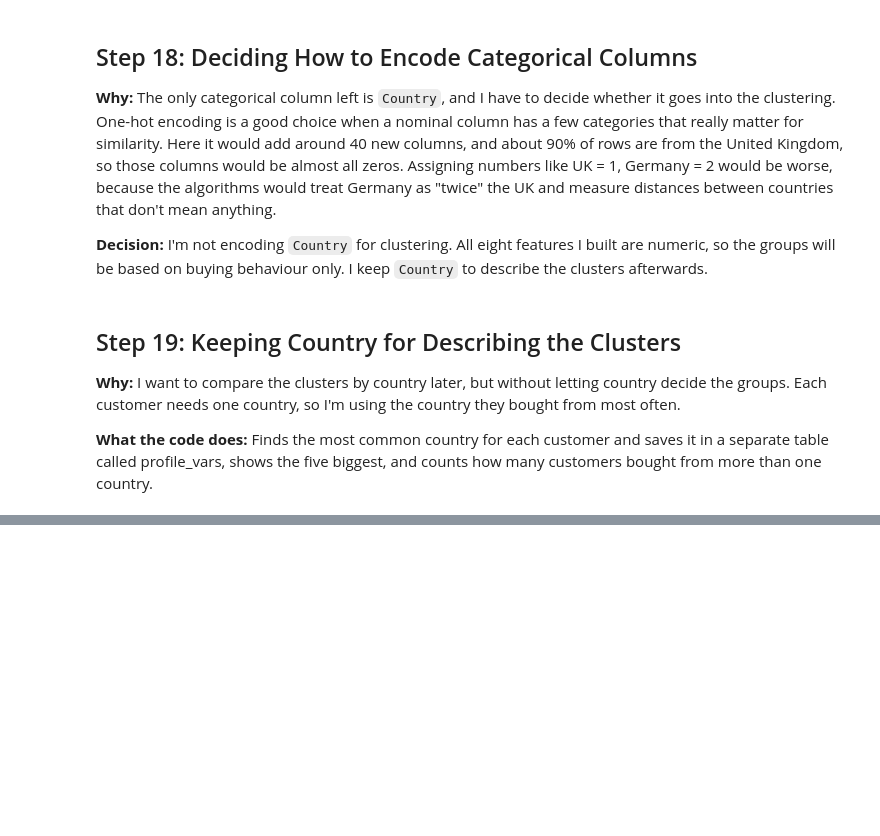
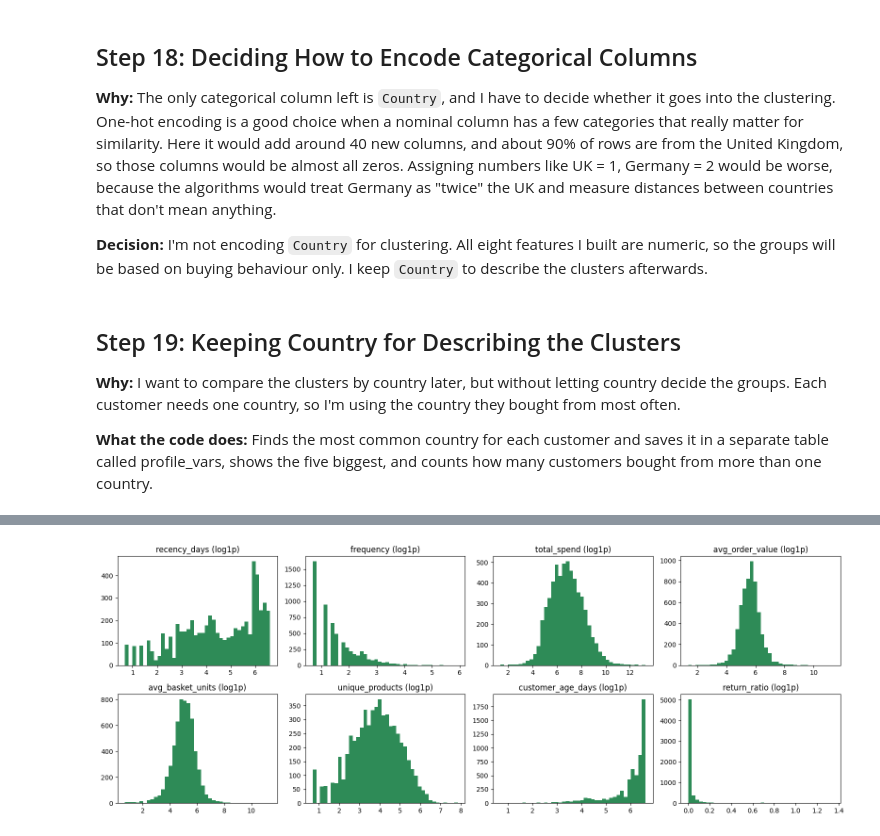
Before and after one commit to samyyy2311/Unsupervised_Learning, a Jupyter notebook: Unsupervised_Learning.ipynb, the cells around one changed output, grey strips where cells are left out. Drawn from its saved outputs; the diff is of its cells as text; code cells hidden in the pictures; blank space fills up the shorter version.

```diff
--- a/Unsupervised_Learning.ipynb
+++ b/Unsupervised_Learning.ipynb
@@ -519,0 +747,15 @@ profile_vars.to_csv('profile_vars.csv')
+# %%
+# log1p works on non-negative values and keeps zeros as zeros
+customers_log = np.log1p(customers)
+
+# customers more than 3 standard deviations from the mean
+def beyond_3sd(df):
+    z = (df - df.mean()) / df.std()
+    return (z.abs() > 3).sum()
+
+compare = pd.DataFrame({
+    'skew_original': customers.skew(),
+    'skew_log1p': customers_log.skew(),
+    'beyond_3sd_original': beyond_3sd(customers),
+    'beyond_3sd_log1p': beyond_3sd(customers_log)}).round(2)
+compare
@@ -519,0 +772,10 @@ profile_vars.to_csv('profile_vars.csv')
+# %%
+# Histograms of the same features after log1p
+fig, axes = plt.subplots(2, 4, figsize=(16, 6))
+for ax, col in zip(axes.ravel(), customers_log.columns):
+    ax.hist(customers_log[col], bins=40, color='seagreen')
+    ax.set_title(col + ' (log1p)')
+plt.tight_layout()
+plt.show()
+# %% [output]
+[figure, added]
```
Also changed, not shown: parts of 118 cells of this notebook.
